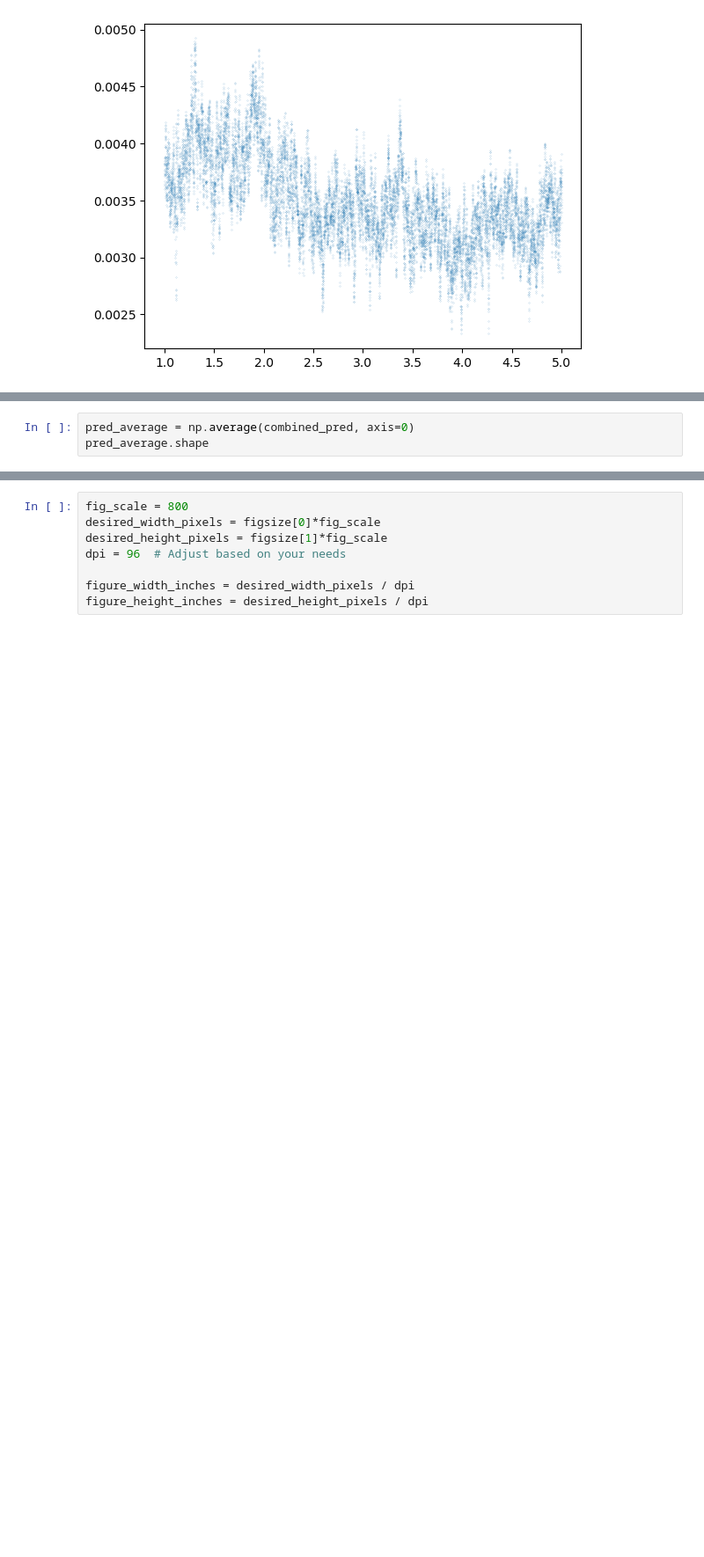
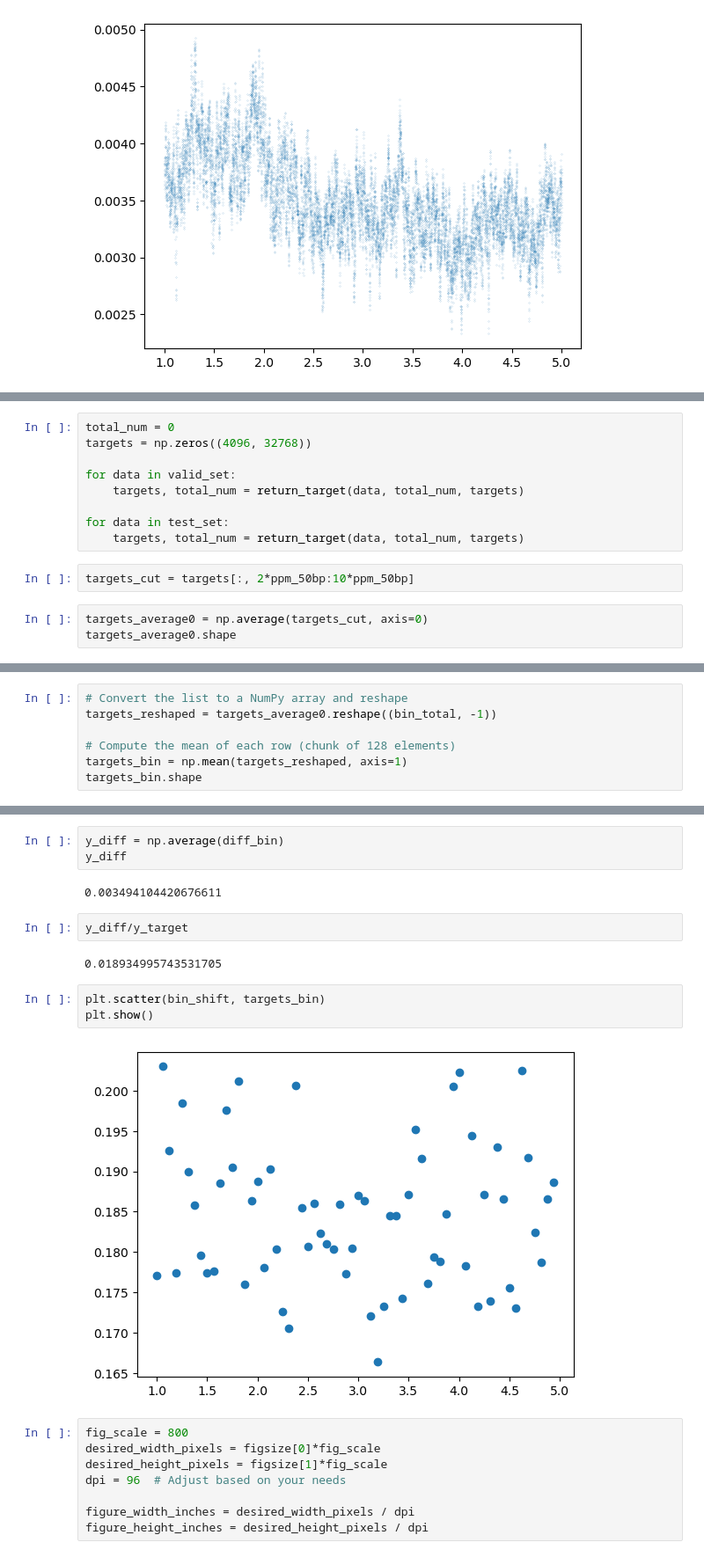
Before and after one commit to sejin8642/projnmr, a Jupyter notebook: scripts/prototyping.ipynb, the cells around one changed output, grey strips where cells are left out. Shown at 88% size. Cells and saved outputs as stored; diff of their text form; blank space fills up the shorter version.

```diff
--- a/scripts/prototyping.ipynb
+++ b/scripts/prototyping.ipynb
@@ -2013,4 +2131,15 @@ combined_pred.shape
+# %%
+total_num = 0
+targets = np.zeros((4096, 32768))
+
+for data in valid_set:
+    targets, total_num = return_target(data, total_num, targets)
+
+for data in test_set:
+    targets, total_num = return_target(data, total_num, targets)
+# %%
+targets_cut = targets[:, 2*ppm_50bp:10*ppm_50bp]
 # %%
-pred_average = np.average(combined_pred, axis=0)
-pred_average.shape
+targets_average0 = np.average(targets_cut, axis=0)
+targets_average0.shape
 # %% [output]
@@ -2118,0 +2147,7 @@ figsize
+# %%
+# Convert the list to a NumPy array and reshape
+targets_reshaped = targets_average0.reshape((bin_total, -1))
+
+# Compute the mean of each row (chunk of 128 elements)
+targets_bin = np.mean(targets_reshaped, axis=1)
+targets_bin.shape
@@ -2119,3 +2161,17 @@ figsize
+# %%
+y_diff = np.average(diff_bin)
+y_diff
+# %% [output]
+0.003494104420676611
+# %%
+y_diff/y_target
+# %% [output]
+0.018934995743531705
+# %%
+plt.scatter(bin_shift, targets_bin)
+plt.show()
+# %% [output]
+[figure, added]
 # %%
 fig_scale = 800
 desired_width_pixels = figsize[0]*fig_scale
```
Also changed, not shown: parts of 29 cells of this notebook, 4 other files.
